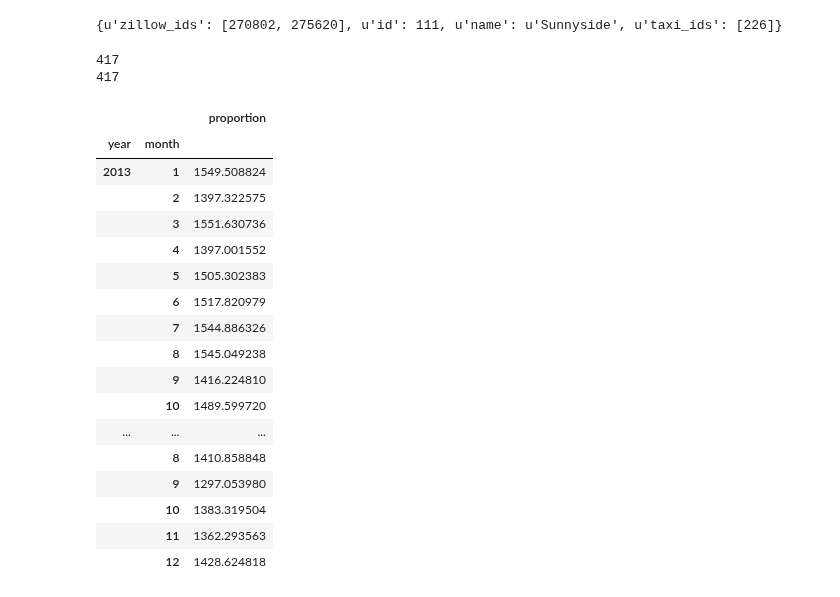
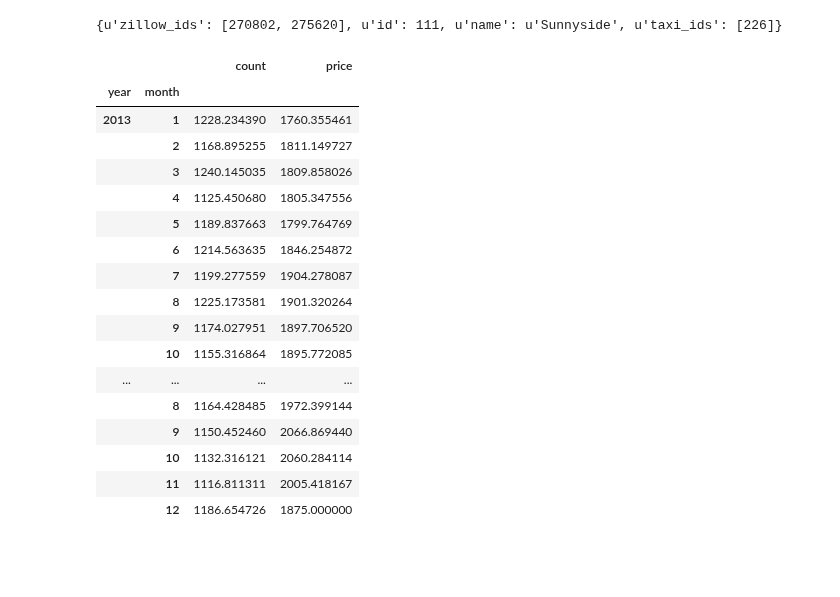
Before and after one commit to ds1004-sp17/ds1004, a Jupyter notebook: deliverable2/rent_hypothesis.ipynb, the cells around one changed output. Saved outputs shown, nothing was run; the diff lists cells and outputs as text; code cells hidden in the pictures; blank space fills up the shorter version.

```diff
--- a/deliverable2/rent_hypothesis.ipynb
+++ b/deliverable2/rent_hypothesis.ipynb
@@ -266,3 +147,0 @@ for cluster in tz_map:
-# %%
-yellow['composite_id'] = yellow['location_id'].map(lambda x: taxi_to_cluster.get(x, -1))
-zillow_inf_adjust['CompositeId'] = zillow_inf_adjust['RegionId'].map(lambda x: zillow_to_cluster.get(int(x), -1))
@@ -328,49 +276,32 @@ print(cluster)
 name = cluster['name']
 # %% [output]
 {u'zillow_ids': [270802, 275620], u'id': 111, u'name': u'Sunnyside', u'taxi_ids': [226]}
-# %%
-# Get taxi dropoffs
-event = 'DO'
-yc = yellow_composite
-taxis = yc[yc['composite_id'] == cluster['id']]
-taxis = taxis[taxis['event'] == event]
-taxis = taxis[taxis['year'] < 2017]
-taxis = taxis[taxis['year'] >= 2013]
-taxis = taxis[['year', 'month', 'count']]
-print(len(taxis))
-
-cw = yellow_citywide
-cw = cw[cw['event'] == event]
-cw = cw[cw['year'] < 2017]
-cw = cw[cw['year'] >= 2013]
-cw = cw['count']
-print(len(cw))
-
-avg_cw = cw.mean()
-
-taxis['proportion'] = taxis['count'].as_matrix() * avg_cw / cw.as_matrix()
-taxis = taxis.drop('count', axis=1).groupby(by=['year', 'month']).mean()
-taxis
-# %% [output]
-417
-417
-|  |  | proportion |
-| year | month |  |
-| 2013 | 1 | 1549.508824 |
-|  | 2 | 1397.322575 |
-|  | 3 | 1551.630736 |
-|  | 4 | 1397.001552 |
-|  | 5 | 1505.302383 |
-|  | 6 | 1517.820979 |
-|  | 7 | 1544.886326 |
-|  | 8 | 1545.049238 |
-|  | 9 | 1416.224810 |
-|  | 10 | 1489.599720 |
-| ... | ... | ... |
-|  | 8 | 1410.858848 |
-|  | 9 | 1297.053980 |
-|  | 10 | 1383.319504 |
-|  | 11 | 1362.293563 |
-|  | 12 | 1428.624818 |
+# %%
+cid = cluster['id']
+# Get taxi data
+taxi = yellow[1][cid]
+zillow = zillow_composite[1][cid]
+join = pd.merge(taxi, zillow, on=['year', 'month'])
+join = join.set_index(['year', 'month'])
+join
+# %% [output]
+|  |  | count | price |
+| year | month |  |  |
+| 2013 | 1 | 1228.234390 | 1760.355461 |
+|  | 2 | 1168.895255 | 1811.149727 |
+|  | 3 | 1240.145035 | 1809.858026 |
+|  | 4 | 1125.450680 | 1805.347556 |
+|  | 5 | 1189.837663 | 1799.764769 |
+|  | 6 | 1214.563635 | 1846.254872 |
+|  | 7 | 1199.277559 | 1904.278087 |
+|  | 8 | 1225.173581 | 1901.320264 |
+|  | 9 | 1174.027951 | 1897.706520 |
+|  | 10 | 1155.316864 | 1895.772085 |
+| ... | ... | ... | ... |
+|  | 8 | 1164.428485 | 1972.399144 |
+|  | 9 | 1150.452460 | 2066.869440 |
+|  | 10 | 1132.316121 | 2060.284114 |
+|  | 11 | 1116.811311 | 2005.418167 |
+|  | 12 | 1186.654726 | 1875.000000 |
 # %%
 # Get one of the areas' columns
```
Also changed, not shown: parts of 24 cells of this notebook.
